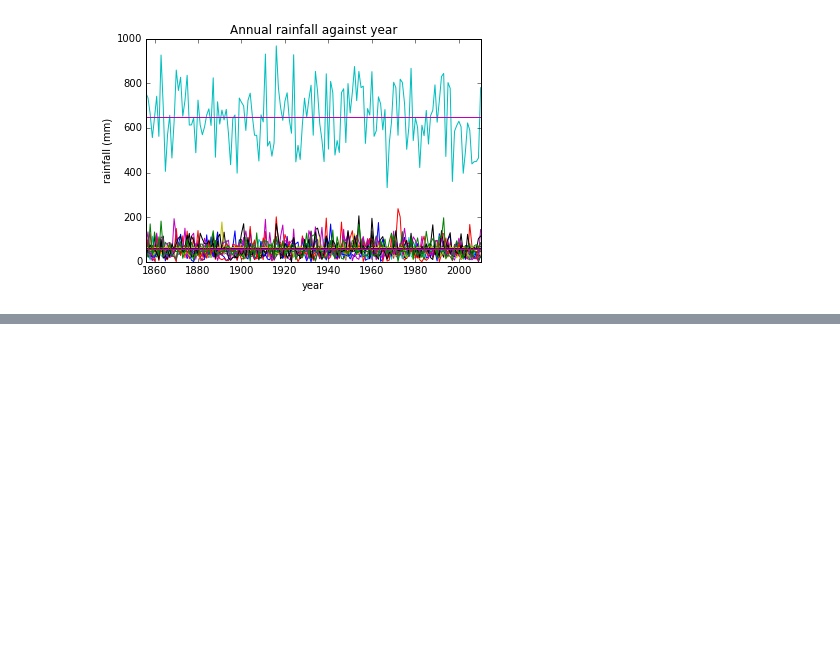
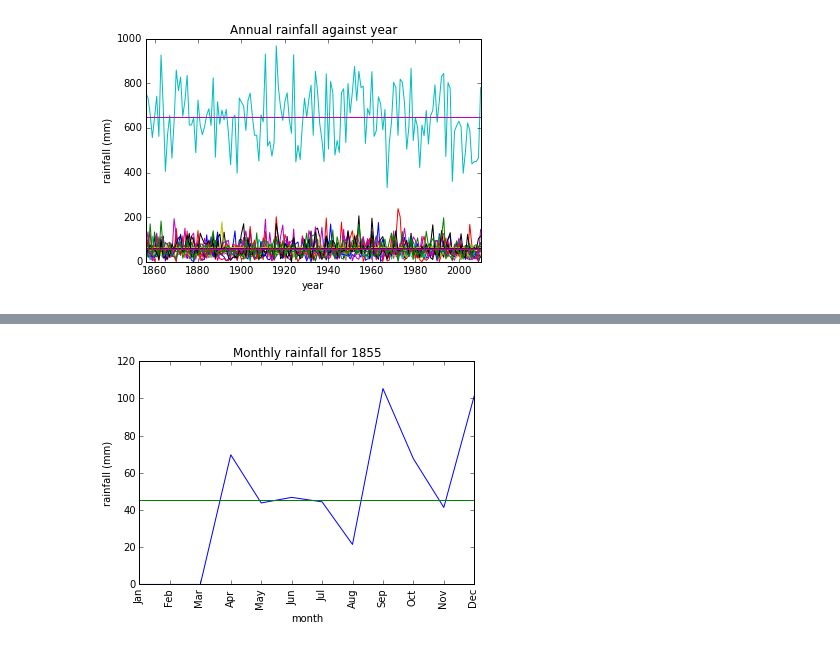
Before and after one commit to bjpop/python_rainfall_ipython, a Jupyter notebook: VLSCI Python workshop example.ipynb, the cells around one changed output, grey strips where cells are left out. Cells and saved outputs as stored; diff of their text form; code cells hidden in the pictures; blank space fills up the shorter version.

```diff
--- a/VLSCI Python workshop example.ipynb
+++ b/VLSCI Python workshop example.ipynb
@@ -595,0 +641,4 @@ for attribute in ["Jan", "Feb", "Mar", "Apr", "May", "Jun", "Jul", "Aug", "Sep",
+# %%
+plot_rainfall_year("rainfall.csv", 1855)
+# %% [output]
+[figure, added]
```
Also changed, not shown: parts of 7 cells of this notebook.
